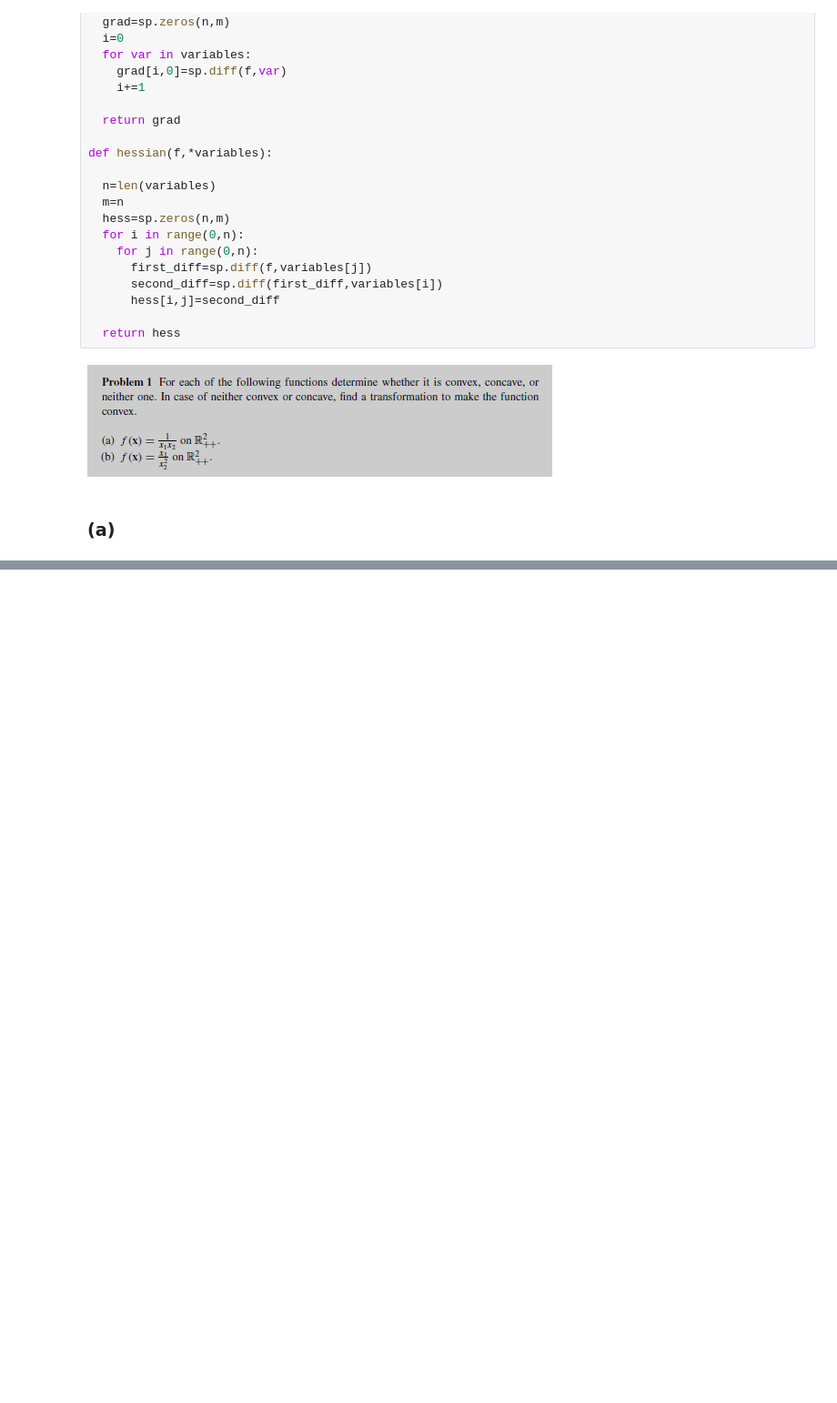
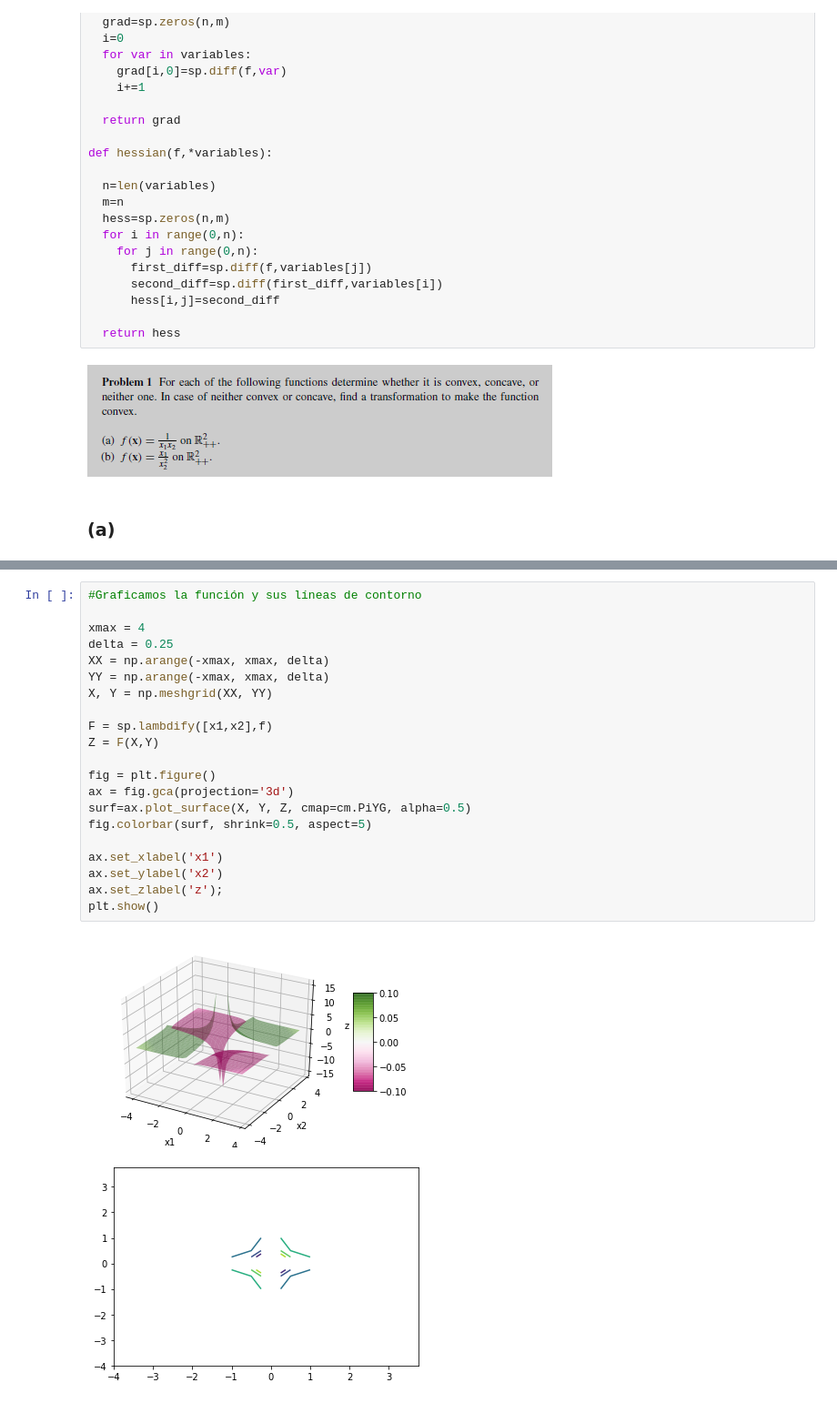
Before and after one commit to lcduquev/Analisis-Numerico, a Jupyter notebook: Chapter 4/Problems.ipynb, the cells around one changed output, grey strips where cells are left out. Shown at 91% size. Drawn from its saved outputs; the diff is of its cells as text; blank space fills up the shorter version.

```diff
--- a/Chapter 4/Problems.ipynb
+++ b/Chapter 4/Problems.ipynb
@@ -62 +67,25 @@ $$\left[\begin{matrix}\frac{2}{x_{1}^{3} x_{2}} & \frac{1}{x_{1}^{2} x_{2}^{2}}\
 [figure]
+# %%
+#Graficamos la función y sus líneas de contorno
+
+xmax = 4
+delta = 0.25
+XX = np.arange(-xmax, xmax, delta)
+YY = np.arange(-xmax, xmax, delta)
+X, Y = np.meshgrid(XX, YY)
+
+F = sp.lambdify([x1,x2],f)
+Z = F(X,Y)
+
+fig = plt.figure()
+ax = fig.gca(projection='3d')
+surf=ax.plot_surface(X, Y, Z, cmap=cm.PiYG, alpha=0.5)
+fig.colorbar(surf, shrink=0.5, aspect=5)
+
+ax.set_xlabel('x1')
+ax.set_ylabel('x2')
+ax.set_zlabel('z');
+plt.show()
+# %% [output]
+[figure, added]
+[figure, added]
```
Also changed, not shown: parts of 3 cells of this notebook.
